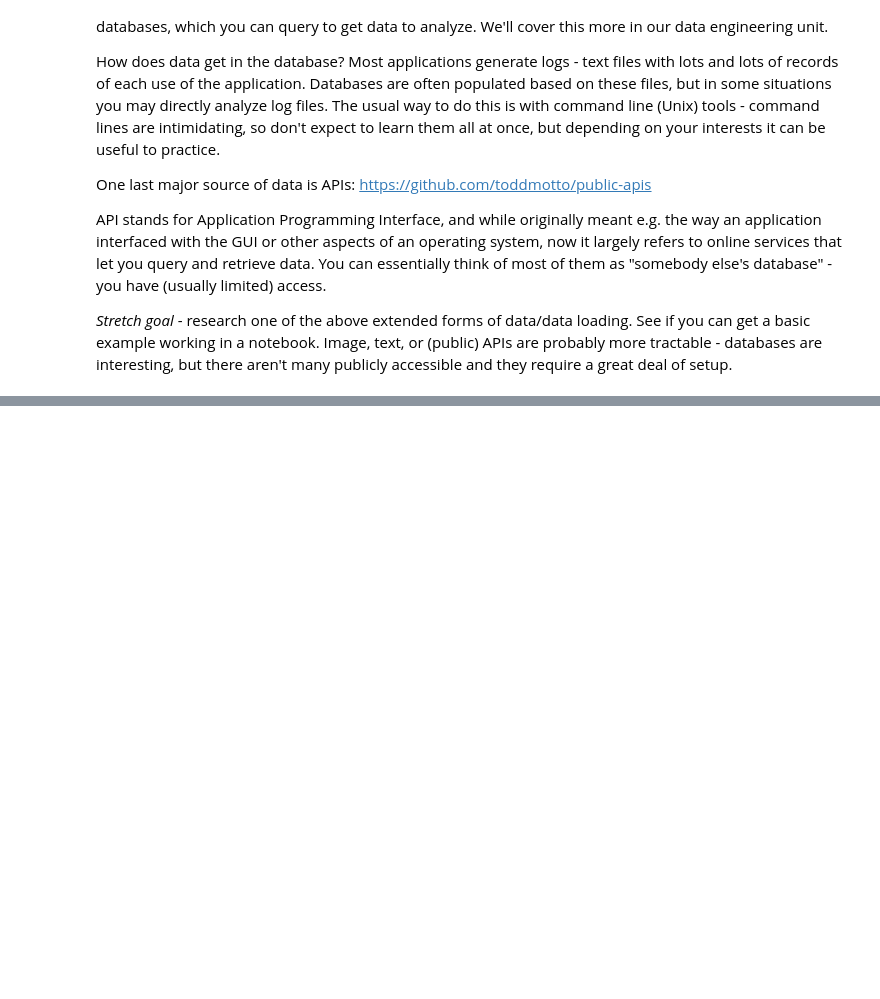
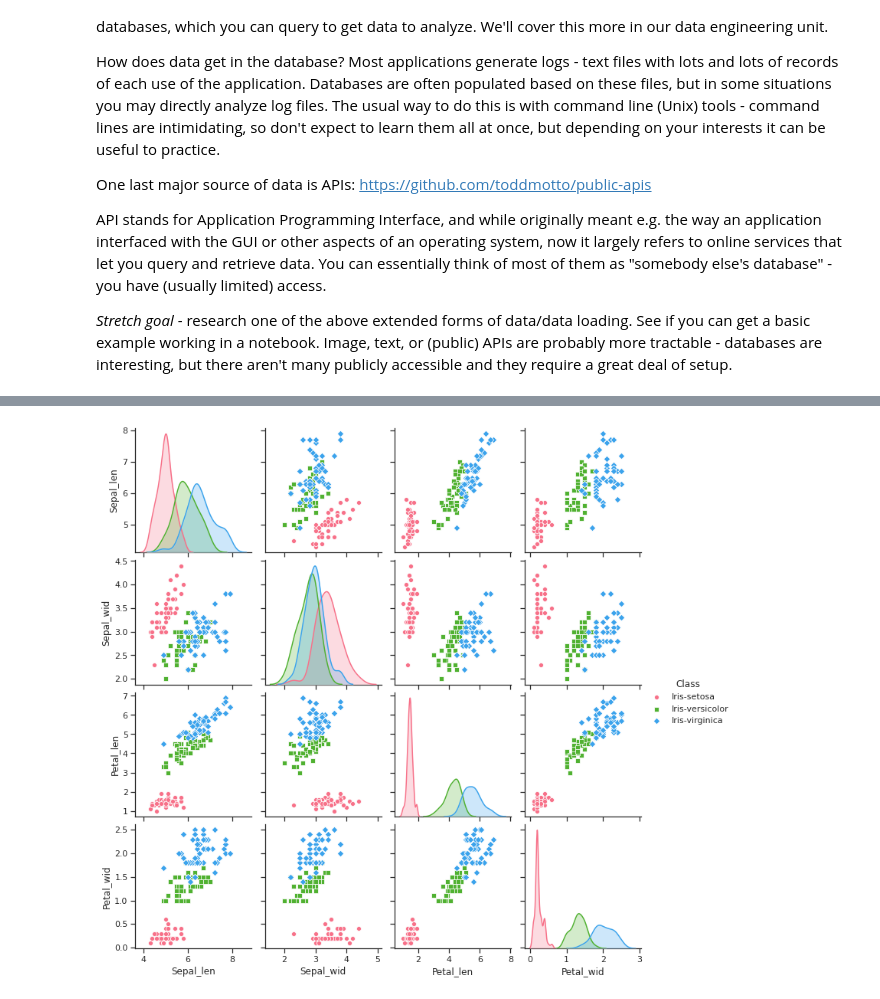
Before and after one commit to popkdodge/DS-Unit-1-Sprint-1-Data-Wrangling-and-Storytelling, a Jupyter notebook: module1-exploratory-data-analysis/LS_DS_111_Exploratory_Data_Analysis_Assignment.ipynb, the cells around one changed output, grey strips where cells are left out. Drawn from its saved outputs; the diff is of its cells as text; code cells hidden in the pictures; blank space fills up the shorter version.

```diff
--- a/module1-exploratory-data-analysis/LS_DS_111_Exploratory_Data_Analysis_Assignment.ipynb
+++ b/module1-exploratory-data-analysis/LS_DS_111_Exploratory_Data_Analysis_Assignment.ipynb
@@ -269,0 +301,4 @@ API stands for Application Programming Interface, and while originally meant e.g
+# %%
+seaborn_pairplot_hue = sns.pairplot(iris, hue="Class",palette="husl", markers=["o", "s", "D"] )
+# %% [output]
+[figure, added]
```
Also changed, not shown: parts of 15 cells of this notebook.
